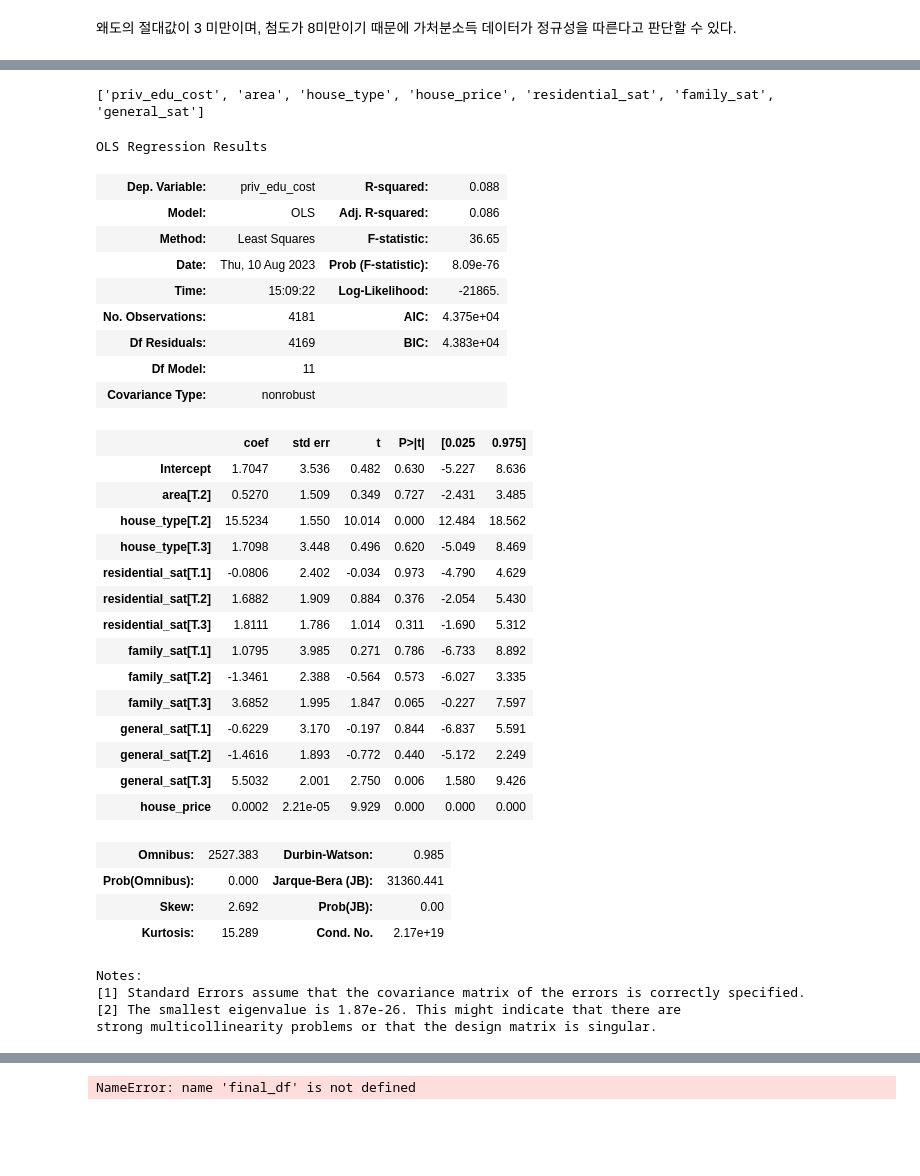
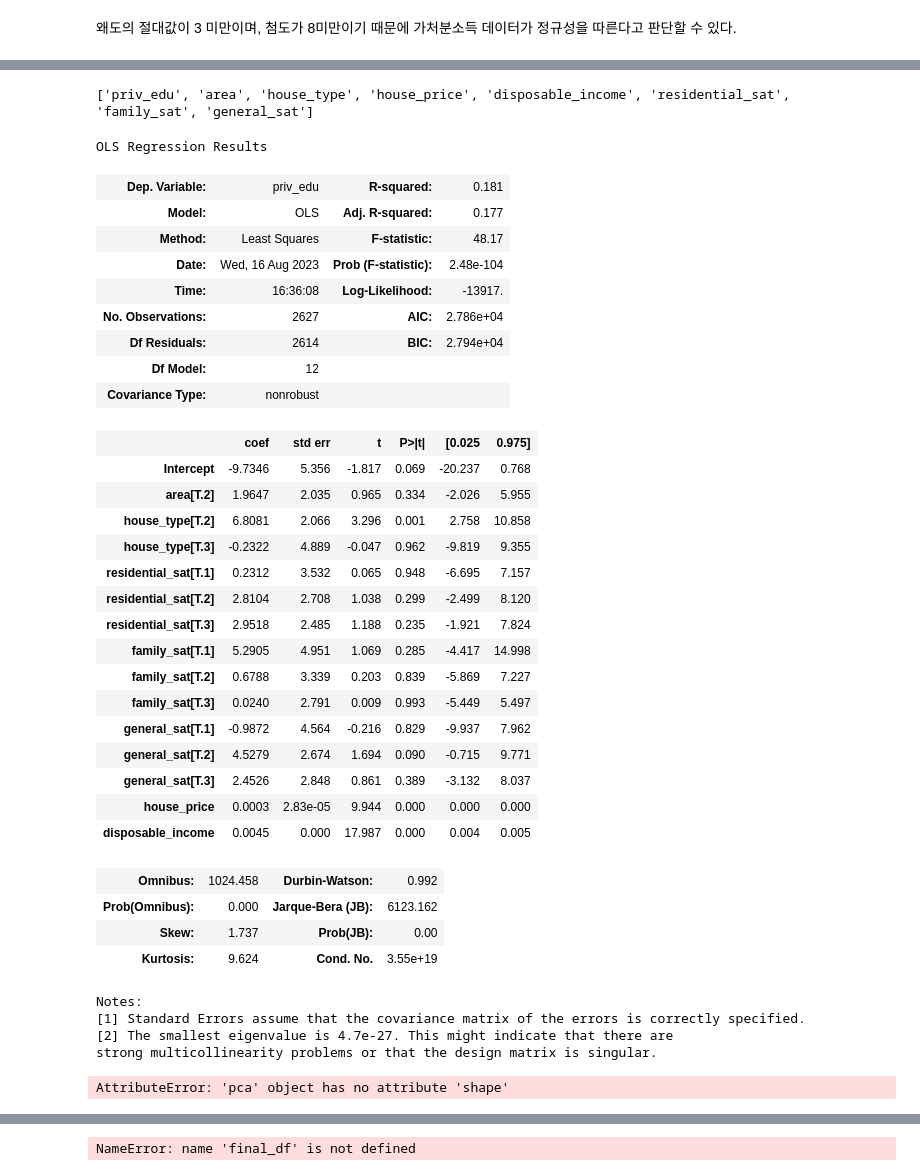
Before and after one commit to yooninsu/Project, a Jupyter notebook: Welfare/project_welfare.ipynb, the cells around one changed output, grey strips where cells are left out. Cells and saved outputs as stored; diff of their text form; code cells hidden in the pictures; blank space fills up the shorter version.

```diff
--- a/Welfare/project_welfare.ipynb
+++ b/Welfare/project_welfare.ipynb
@@ -567,2 +586,3 @@ a.groupby('area').mean()
 # %%
-xdf = concat([numeric_df1['priv_edu_cost'],district, house_type,numeric_df1['house_price'],residential_sat,family_sat,general_sat],axis=1)
+xdf = concat([edf['priv_edu'],district, house_type,edf['house_price'],edf['disposable_income'],residential_sat,family_sat,general_sat],axis=1)
+xdf.dropna(inplace=True)
@@ -583,41 +601,48 @@ xdf = concat([numeric_df1['priv_edu_cost'],district, house_type,numeric_df1['hou
 # %%
-model = my_ols(df, 'priv_edu_cost',['area','house_type','house_price','residential_sat','family_sat','general_sat'])
+model = my_ols(xdf, 'priv_edu',['area','house_type','house_price','residential_sat','family_sat','general_sat','disposable_income'])
 model.summary
 # %% [output]
-['priv_edu_cost', 'area', 'house_type', 'house_price', 'residential_sat', 'family_sat', 'general_sat']
+['priv_edu', 'area', 'house_type', 'house_price', 'disposable_income', 'residential_sat', 'family_sat', 'general_sat']
 OLS Regression Results
-| Dep. Variable: | priv_edu_cost | R-squared: | 0.088 |
-| Model: | OLS | Adj. R-squared: | 0.086 |
-| Method: | Least Squares | F-statistic: | 36.65 |
-| Date: | Thu, 10 Aug 2023 | Prob (F-statistic): | 8.09e-76 |
-| Time: | 15:09:22 | Log-Likelihood: | -21865. |
-| No. Observations: | 4181 | AIC: | 4.375e+04 |
-| Df Residuals: | 4169 | BIC: | 4.383e+04 |
-| Df Model: | 11 |  |  |
+| Dep. Variable: | priv_edu | R-squared: | 0.181 |
+| Model: | OLS | Adj. R-squared: | 0.177 |
+| Method: | Least Squares | F-statistic: | 48.17 |
+| Date: | Wed, 16 Aug 2023 | Prob (F-statistic): | 2.48e-104 |
+| Time: | 16:36:08 | Log-Likelihood: | -13917. |
+| No. Observations: | 2627 | AIC: | 2.786e+04 |
+| Df Residuals: | 2614 | BIC: | 2.794e+04 |
+| Df Model: | 12 |  |  |
 | Covariance Type: | nonrobust |  |  |
 |  | coef | std err | t | P>|t| | [0.025 | 0.975] |
-| Intercept | 1.7047 | 3.536 | 0.482 | 0.630 | -5.227 | 8.636 |
-| area[T.2] | 0.5270 | 1.509 | 0.349 | 0.727 | -2.431 | 3.485 |
-| house_type[T.2] | 15.5234 | 1.550 | 10.014 | 0.000 | 12.484 | 18.562 |
-| house_type[T.3] | 1.7098 | 3.448 | 0.496 | 0.620 | -5.049 | 8.469 |
-| residential_sat[T.1] | -0.0806 | 2.402 | -0.034 | 0.973 | -4.790 | 4.629 |
-| residential_sat[T.2] | 1.6882 | 1.909 | 0.884 | 0.376 | -2.054 | 5.430 |
-| residential_sat[T.3] | 1.8111 | 1.786 | 1.014 | 0.311 | -1.690 | 5.312 |
-| family_sat[T.1] | 1.0795 | 3.985 | 0.271 | 0.786 | -6.733 | 8.892 |
-| family_sat[T.2] | -1.3461 | 2.388 | -0.564 | 0.573 | -6.027 | 3.335 |
-| family_sat[T.3] | 3.6852 | 1.995 | 1.847 | 0.065 | -0.227 | 7.597 |
-| general_sat[T.1] | -0.6229 | 3.170 | -0.197 | 0.844 | -6.837 | 5.591 |
-| general_sat[T.2] | -1.4616 | 1.893 | -0.772 | 0.440 | -5.172 | 2.249 |
-| general_sat[T.3] | 5.5032 | 2.001 | 2.750 | 0.006 | 1.580 | 9.426 |
-| house_price | 0.0002 | 2.21e-05 | 9.929 | 0.000 | 0.000 | 0.000 |
+| Intercept | -9.7346 | 5.356 | -1.817 | 0.069 | -20.237 | 0.768 |
+| area[T.2] | 1.9647 | 2.035 | 0.965 | 0.334 | -2.026 | 5.955 |
+| house_type[T.2] | 6.8081 | 2.066 | 3.296 | 0.001 | 2.758 | 10.858 |
+| house_type[T.3] | -0.2322 | 4.889 | -0.047 | 0.962 | -9.819 | 9.355 |
+| residential_sat[T.1] | 0.2312 | 3.532 | 0.065 | 0.948 | -6.695 | 7.157 |
+| residential_sat[T.2] | 2.8104 | 2.708 | 1.038 | 0.299 | -2.499 | 8.120 |
+| residential_sat[T.3] | 2.9518 | 2.485 | 1.188 | 0.235 | -1.921 | 7.824 |
+| family_sat[T.1] | 5.2905 | 4.951 | 1.069 | 0.285 | -4.417 | 14.998 |
+| family_sat[T.2] | 0.6788 | 3.339 | 0.203 | 0.839 | -5.869 | 7.227 |
+| family_sat[T.3] | 0.0240 | 2.791 | 0.009 | 0.993 | -5.449 | 5.497 |
+| general_sat[T.1] | -0.9872 | 4.564 | -0.216 | 0.829 | -9.937 | 7.962 |
+| general_sat[T.2] | 4.5279 | 2.674 | 1.694 | 0.090 | -0.715 | 9.771 |
+| general_sat[T.3] | 2.4526 | 2.848 | 0.861 | 0.389 | -3.132 | 8.037 |
+| house_price | 0.0003 | 2.83e-05 | 9.944 | 0.000 | 0.000 | 0.000 |
+| disposable_income | 0.0045 | 0.000 | 17.987 | 0.000 | 0.004 | 0.005 |
-| Omnibus: | 2527.383 | Durbin-Watson: | 0.985 |
-| Prob(Omnibus): | 0.000 | Jarque-Bera (JB): | 31360.441 |
-| Skew: | 2.692 | Prob(JB): | 0.00 |
-| Kurtosis: | 15.289 | Cond. No. | 2.17e+19 |
+| Omnibus: | 1024.458 | Durbin-Watson: | 0.992 |
+| Prob(Omnibus): | 0.000 | Jarque-Bera (JB): | 6123.162 |
+| Skew: | 1.737 | Prob(JB): | 0.00 |
+| Kurtosis: | 9.624 | Cond. No. | 3.55e+19 |
 Notes:
 [1] Standard Errors assume that the covariance matrix of the errors is correctly specified.
-[2] The smallest eigenvalue is 1.87e-26. This might indicate that there are
+[2] The smallest eigenvalue is 4.7e-27. This might indicate that there are
 strong multicollinearity problems or that the design matrix is singular.
+# %%
+model = pca(n_components=len(xdf.columns))
+fit = model.fit_transform(xdf)
+fit
+# %% [output]
+AttributeError: 'pca' object has no attribute 'shape'
 # %%
 x = numeric_df1['pub_edu']
 y = numeric_df1['priv_edu']
```
Also changed, not shown: parts of 7 cells of this notebook.
